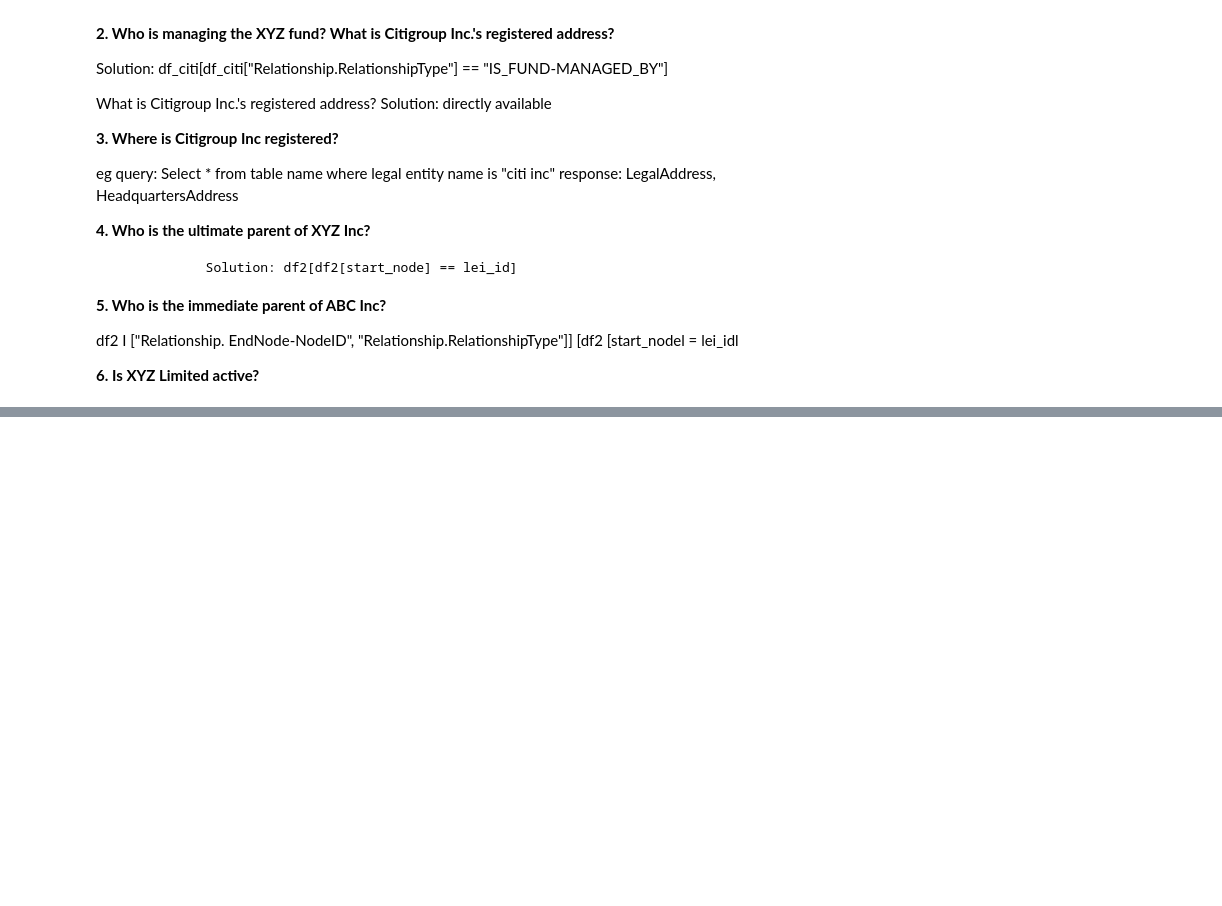
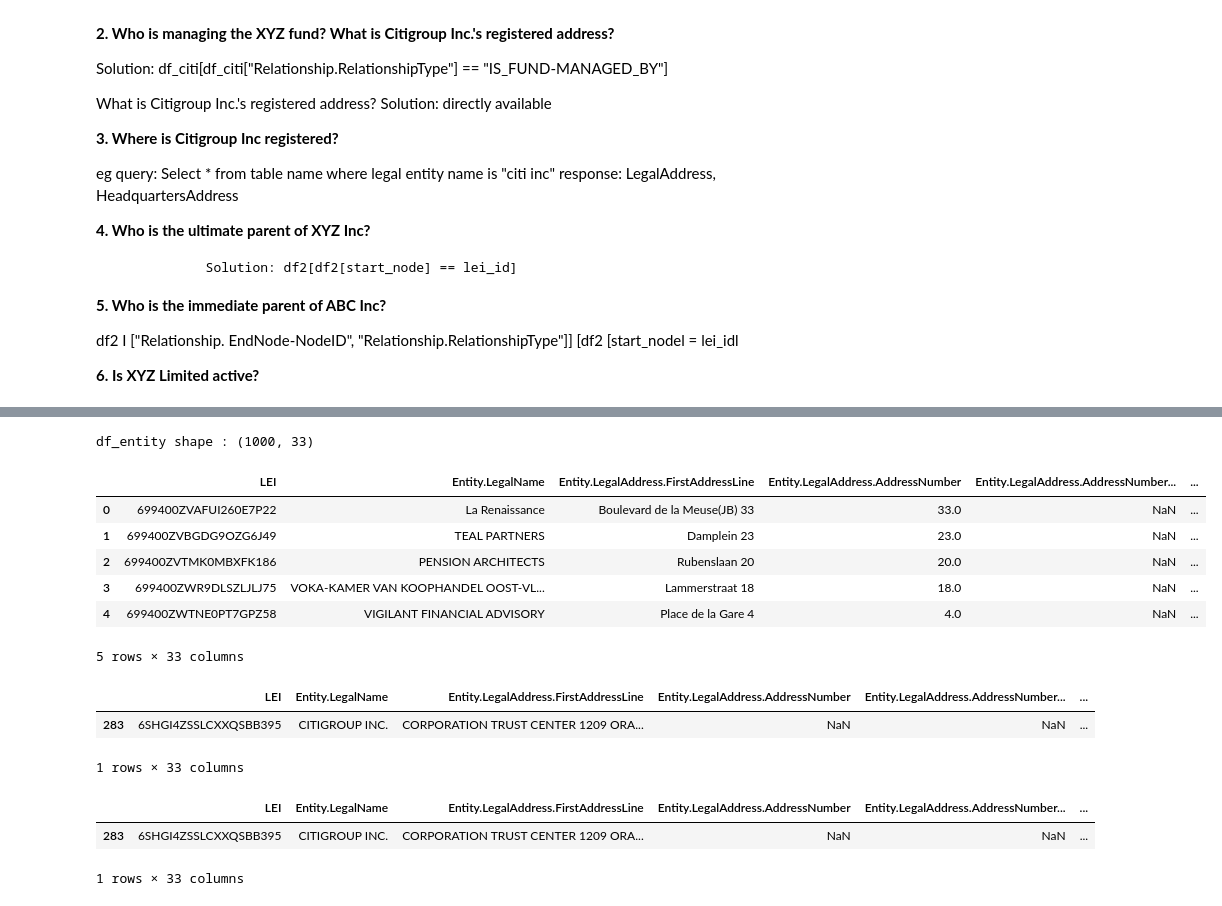
Before and after one commit to rmnchopra91/gen-ai, a Jupyter notebook: poc/GELIE_advanced_text_to_sql_rmn.ipynb, the cells around one changed output, grey strips where cells are left out. Saved outputs shown, nothing was run; the diff lists cells and outputs as text; code cells hidden in the pictures; blank space fills up the shorter version.

```diff
--- a/poc/GELIE_advanced_text_to_sql_rmn.ipynb
+++ b/poc/GELIE_advanced_text_to_sql_rmn.ipynb
@@ -54,0 +93,33 @@ with open(openai_api_key_path, "r") as f:
+# %%
+
+df_entity = df[["LEI", "Entity.LegalName", "Entity.LegalAddress.FirstAddressLine", "Entity.LegalAddress.AddressNumber",
+                "Entity.LegalAddress.AddressNumberWithinBuilding", "Entity.LegalAddress.MailRouting",
+                "Entity.LegalAddress.AdditionalAddressLine.1", "Entity.LegalAddress.AdditionalAddressLine.2",
+                "Entity.LegalAddress.AdditionalAddressLine.3", "Entity.LegalAddress.City", "Entity.LegalAddress.Region",
+                "Entity.LegalAddress.Country", "Entity.LegalAddress.PostalCode",
+                "Entity.HeadquartersAddress.xmllang", "Entity.HeadquartersAddress.FirstAddressLine",
+                "Entity.HeadquartersAddress.AddressNumber", "Entity.RegistrationAuthority.RegistrationAuthorityID",
+                "Entity.RegistrationAuthority.RegistrationAuthorityEntityID", "Entity.LegalJurisdiction",
+                "Entity.EntityCategory", "Entity.EntitySubCategory", "Entity.EntityStatus",
+                "Entity.EntityCreationDate", "Entity.EntityExpirationDate", "Entity.LegalEntityEvents.LegalEntityEvent.1.group_type", "Entity.LegalEntityEvents.LegalEntityEvent.1.event_status",
+                "Registration.InitialRegistrationDate", "Registration.LastUpdateDate", "Registration.RegistrationStatus",
+                "Registration.NextRenewalDate", "Registration.ManagingLOU", "Registration.ValidationSources",
+                "Registration.ValidationAuthority.ValidationAuthorityID"]]
+# %%
+print(f"df_entity shape : {df_entity.shape}")
+df_entity.head()
+# %% [output]
+df_entity shape : (1000, 33)
+|  | LEI | Entity.LegalName | Entity.LegalAddress.FirstAddressLine | Entity.LegalAddress.AddressNumber | Entity.LegalAddress.AddressNumber... | ... |
+| 0 | 699400ZVAFUI260E7P22 | La Renaissance | Boulevard de la Meuse(JB) 33 | 33.0 | NaN | ... |
+| 1 | 699400ZVBGDG9OZG6J49 | TEAL PARTNERS | Damplein 23 | 23.0 | NaN | ... |
+| 2 | 699400ZVTMK0MBXFK186 | PENSION ARCHITECTS | Rubenslaan 20 | 20.0 | NaN | ... |
+| 3 | 699400ZWR9DLSZLJLJ75 | VOKA-KAMER VAN KOOPHANDEL OOST-VL... | Lammerstraat 18 | 18.0 | NaN | ... |
+| 4 | 699400ZWTNE0PT7GPZ58 | VIGILANT FINANCIAL ADVISORY | Place de la Gare 4 | 4.0 | NaN | ... |
+5 rows × 33 columns
+# %%
+df_entity[df_entity["LEI"] == "6SHGI4ZSSLCXXQSBB395"]
+# %% [output]
+|  | LEI | Entity.LegalName | Entity.LegalAddress.FirstAddressLine | Entity.LegalAddress.AddressNumber | Entity.LegalAddress.AddressNumber... | ... |
+| 283 | 6SHGI4ZSSLCXXQSBB395 | CITIGROUP INC. | CORPORATION TRUST CENTER 1209 ORA... | NaN | NaN | ... |
+1 rows × 33 columns
@@ -54,0 +128,6 @@ with open(openai_api_key_path, "r") as f:
+# %%
+df_citi.head()
+# %% [output]
+|  | LEI | Entity.LegalName | Entity.LegalAddress.FirstAddressLine | Entity.LegalAddress.AddressNumber | Entity.LegalAddress.AddressNumber... | ... |
+| 283 | 6SHGI4ZSSLCXXQSBB395 | CITIGROUP INC. | CORPORATION TRUST CENTER 1209 ORA... | NaN | NaN | ... |
+1 rows × 33 columns
```
Also changed, not shown: parts of 29 cells of this notebook.
